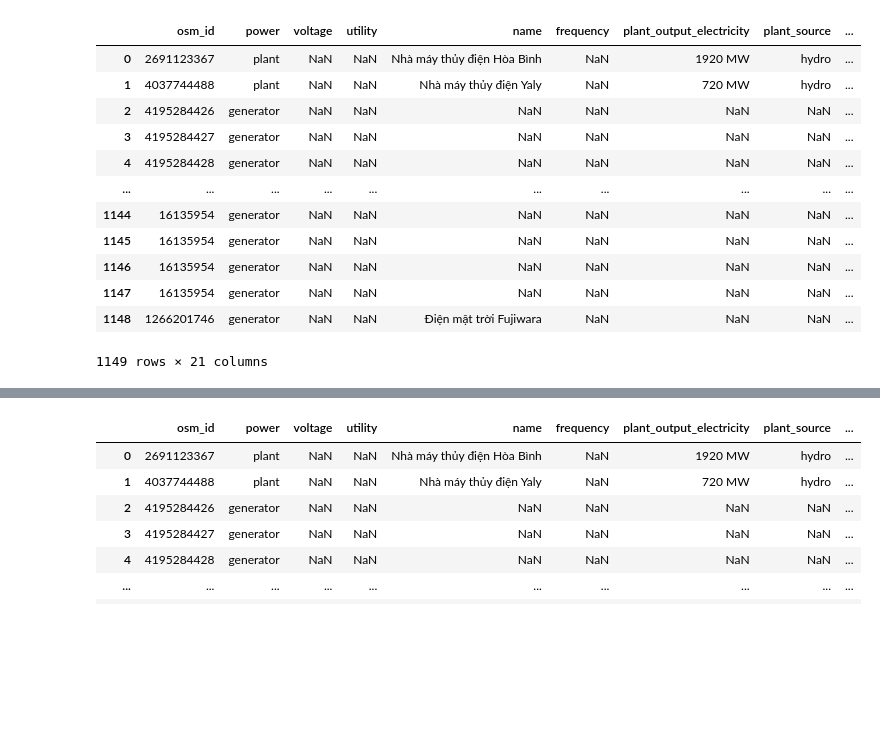
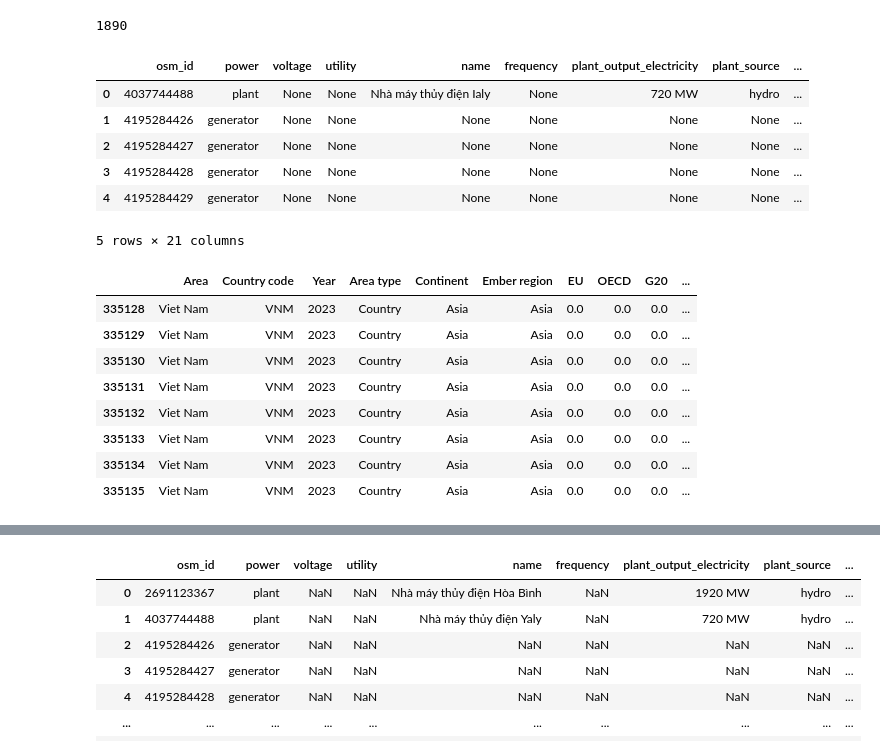
Before and after one commit to Mengqi-Ye/PowerFlowCascade, a Jupyter notebook: notebooks/2_electricity_generation_distribution.ipynb, the cells around one changed output, grey strips where cells are left out. Drawn from its saved outputs; the diff is of its cells as text; code cells hidden in the pictures; blank space fills up the shorter version.

```diff
--- a/notebooks/2_electricity_generation_distribution.ipynb
+++ b/notebooks/2_electricity_generation_distribution.ipynb
@@ -318,7 +317,9 @@ Name: installed_capacity, dtype: float64
 remaining_capacity = {}
 for _, row in installed_capacity_df.iterrows():
     category = row["Variable"]
-    if category in gdf_1_grouped:
-        remaining_capacity[category] = row['Value_MW'] - gdf_1_grouped[category]
+    if category in exisiting_capacity:
+        remaining_capacity[category] = row['Value'] - exisiting_capacity[category]
     else:
-        remaining_capacity[category] = row['Value_MW']
+        remaining_capacity[category] = row['Value']
+
+remaining_capacity
@@ -336,19 +334,0 @@ remaining_capacity
-# %%
-# Allocate the remaining capacity proportionally to gdf_2
-def allocate_remaining_capacity(row, remaining_capacity, gdf_2_counts):
-    stats = row["energy_source"]
-    if stats in remaining_capacity and stats in gdf_2_counts:
-        return remaining_capacity[stats] / gdf_2_counts[stats]
-    return 0  # If there is no corresponding remaining value or group total, allocate 0
-
-# Calculate the number of rows for each energy_source in gdf_2
-gdf_2_counts = gdf_2["energy_source"].value_counts()
-
-# Create a new column to allocate the remaining capacity to each row in gdf_2
-gdf_2["installed_capacity"] = gdf_2.apply(
-    allocate_remaining_capacity, axis=1,
-    remaining_capacity=remaining_capacity,
-    gdf_2_counts=gdf_2_counts
-)
-
-gdf_2
@@ -373,0 +347,16 @@ See the caveats in the documentation: https://pandas.pydata.org/pandas-docs/stab
+# %%
+# Allocate the remaining capacity equally to gdf_2
+# Calculate the number of rows for each energy_source in gdf_2
+gdf_2_counts = gdf_2["energy_source"].value_counts()
+print('The number of rows with NULL capacity by energy source: ',gdf_2_counts)
+
+# Create a new column to allocate the remaining capacity to each row in gdf_2
+gdf_2["installed_capacity"] = gdf_2["energy_source"].map(remaining_capacity) / gdf_2["energy_source"].map(gdf_2_counts)
+
+# Replace NaN values with 0 if any energy_source doesn't have a remaining_capacity or count
+gdf_2["installed_capacity"] = gdf_2["installed_capacity"].fillna(0)
+
+# Set installed_capacity to 0 if the corresponding remaining_capacity is less than 0
+gdf_2["installed_capacity"] = gdf_2["installed_capacity"].where(gdf_2["energy_source"].map(remaining_capacity) >= 0, 0)
+
+gdf_2
@@ -374,18 +396,28 @@ See the caveats in the documentation: https://pandas.pydata.org/pandas-docs/stab
 # %%
 gens_gdf_update = pd.concat([gdf_1, gdf_2], ignore_index=True)
+# %%
+len(gens_gdf_update)
+# %% [output]
+1890
 # %%
-gens_gdf_update
+gens_gdf_update.head()
 # %% [output]
 |  | osm_id | power | voltage | utility | name | frequency | plant_output_electricity | plant_source | ... |
-| 0 | 2691123367 | plant | NaN | NaN | Nhà máy thủy điện Hòa Bình | NaN | 1920 MW | hydro | ... |
-| 1 | 4037744488 | plant | NaN | NaN | Nhà máy thủy điện Yaly | NaN | 720 MW | hydro | ... |
-| 2 | 4195284426 | generator | NaN | NaN | NaN | NaN | NaN | NaN | ... |
-| 3 | 4195284427 | generator | NaN | NaN | NaN | NaN | NaN | NaN | ... |
-| 4 | 4195284428 | generator | NaN | NaN | NaN | NaN | NaN | NaN | ... |
-| ... | ... | ... | ... | ... | ... | ... | ... | ... | ... |
-| 1144 | 16135954 | generator | NaN | NaN | NaN | NaN | NaN | NaN | ... |
-| 1145 | 16135954 | generator | NaN | NaN | NaN | NaN | NaN | NaN | ... |
-| 1146 | 16135954 | generator | NaN | NaN | NaN | NaN | NaN | NaN | ... |
-| 1147 | 16135954 | generator | NaN | NaN | NaN | NaN | NaN | NaN | ... |
-| 1148 | 1266201746 | generator | NaN | NaN | Điện mặt trời Fujiwara | NaN | NaN | NaN | ... |
+| 0 | 4037744488 | plant | None | None | Nhà máy thủy điện Ialy | None | 720 MW | hydro | ... |
+| 1 | 4195284426 | generator | None | None | None | None | None | None | ... |
+| 2 | 4195284427 | generator | None | None | None | None | None | None | ... |
+| 3 | 4195284428 | generator | None | None | None | None | None | None | ... |
+| 4 | 4195284429 | generator | None | None | None | None | None | None | ... |
-1149 rows × 21 columns
+5 rows × 21 columns
+# %%
+electricity_generation_df
+# %% [output]
+|  | Area | Country code | Year | Area type | Continent | Ember region | EU | OECD | G20 | ... |
+| 335128 | Viet Nam | VNM | 2023 | Country | Asia | Asia | 0.0 | 0.0 | 0.0 | ... |
+| 335129 | Viet Nam | VNM | 2023 | Country | Asia | Asia | 0.0 | 0.0 | 0.0 | ... |
+| 335130 | Viet Nam | VNM | 2023 | Country | Asia | Asia | 0.0 | 0.0 | 0.0 | ... |
+| 335131 | Viet Nam | VNM | 2023 | Country | Asia | Asia | 0.0 | 0.0 | 0.0 | ... |
+| 335132 | Viet Nam | VNM | 2023 | Country | Asia | Asia | 0.0 | 0.0 | 0.0 | ... |
+| 335133 | Viet Nam | VNM | 2023 | Country | Asia | Asia | 0.0 | 0.0 | 0.0 | ... |
+| 335134 | Viet Nam | VNM | 2023 | Country | Asia | Asia | 0.0 | 0.0 | 0.0 | ... |
+| 335135 | Viet Nam | VNM | 2023 | Country | Asia | Asia | 0.0 | 0.0 | 0.0 | ... |
```
Also changed, not shown: parts of 36 cells of this notebook, 6 other files.
